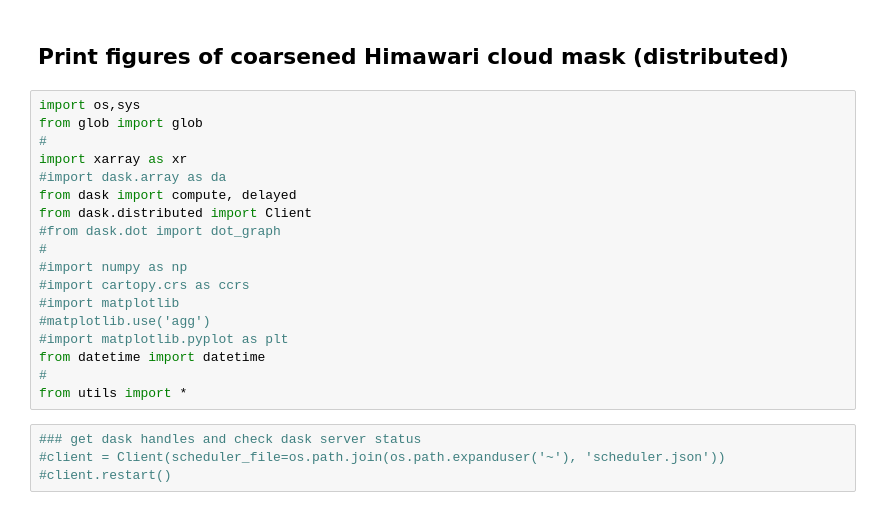
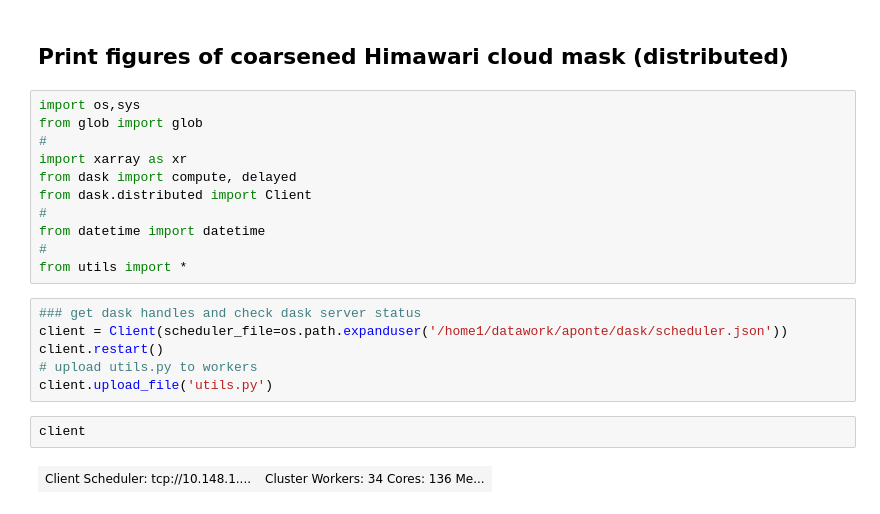
Before and after one commit to apatlpo/iwave_sst, a Jupyter notebook: hw/hw_cloudmask_print_dist.ipynb, the cells around one changed output. Drawn from its saved outputs; the diff is of its cells as text.

```diff
--- a/hw/hw_cloudmask_print_dist.ipynb
+++ b/hw/hw_cloudmask_print_dist.ipynb
@@ -6,23 +6,22 @@ import os,sys
 from glob import glob
 #
 import xarray as xr
-#import dask.array as da
 from dask import compute, delayed
 from dask.distributed import Client
-#from dask.dot import dot_graph
 #
-#import numpy as np
-#import cartopy.crs as ccrs
-#import matplotlib
-#matplotlib.use('agg')
-#import matplotlib.pyplot as plt
 from datetime import datetime
 #
 from utils import *
 # %%
 ### get dask handles and check dask server status
-#client = Client(scheduler_file=os.path.join(os.path.expanduser('~'), 'scheduler.json'))
-#client.restart()
+client = Client(scheduler_file=os.path.expanduser('/home1/datawork/aponte/dask/scheduler.json'))
+client.restart()
+# upload utils.py to workers
+client.upload_file('utils.py')
+# %%
+client
+# %% [output]
+| Client Scheduler: tcp://10.148.1.... | Cluster Workers: 34 Cores: 136 Me... |
 # %%
 # data path
 dpath = '/home/datawork-lops-osi/data/hw/mask/';
```
Also changed, not shown: parts of 15 cells of this notebook, 9 other files.
